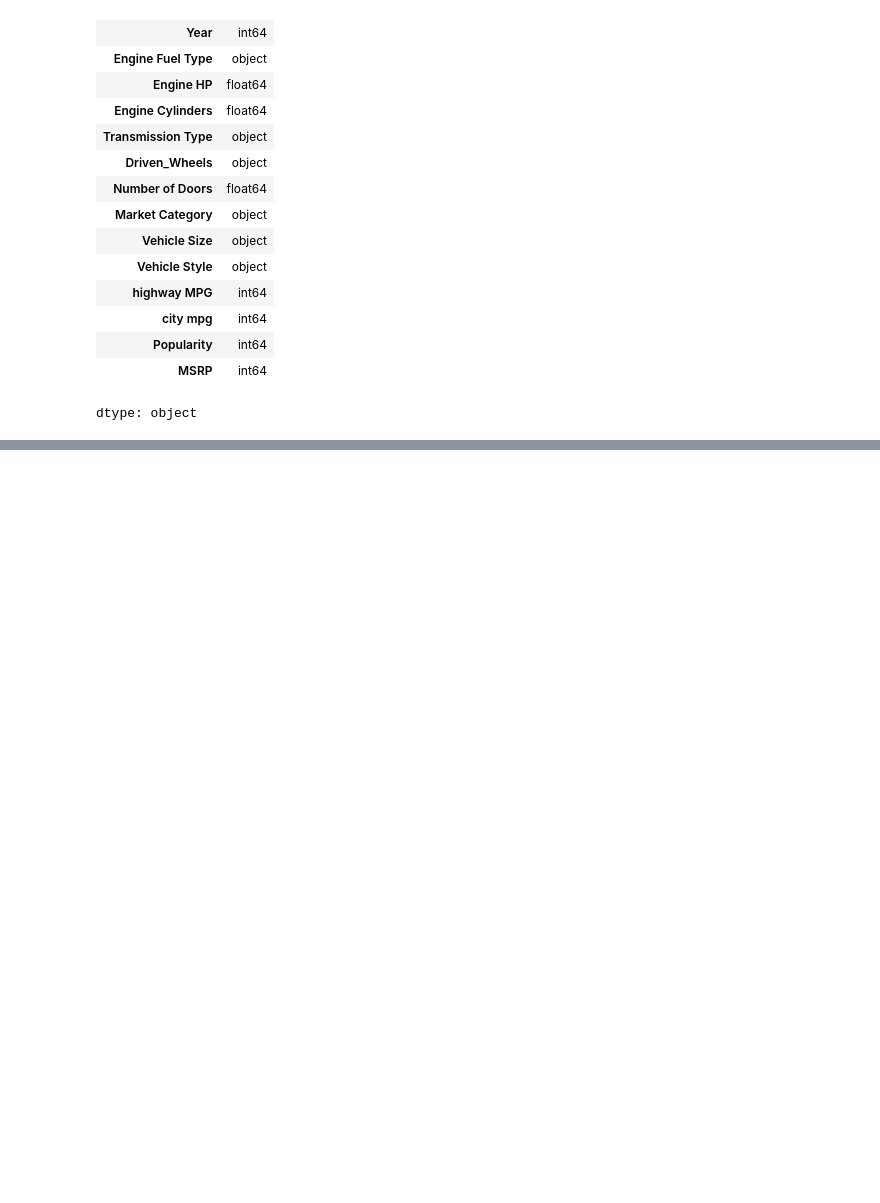
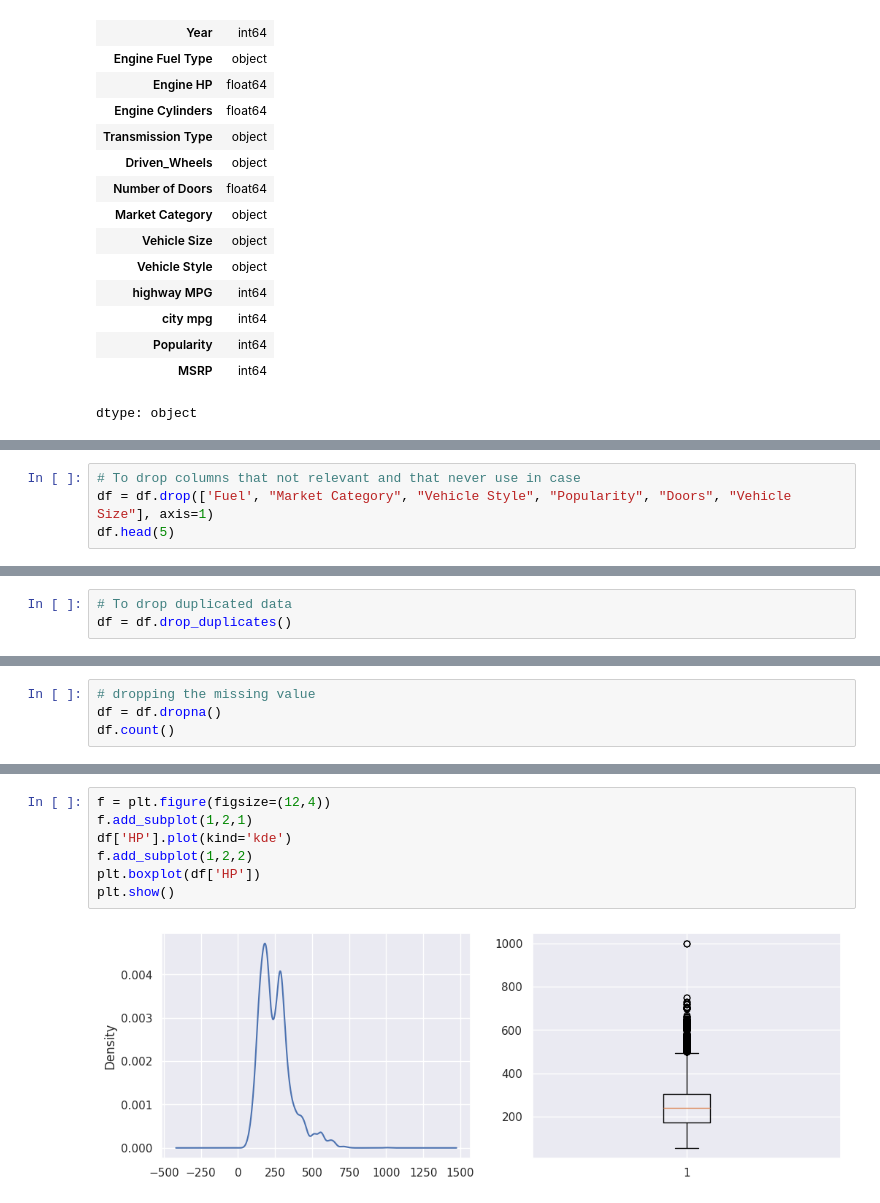
Before and after one commit to Gerryyhonatan/Machine-Learning-Basics, a Jupyter notebook: EDA.ipynb, the cells around one changed output, grey strips where cells are left out. Cells and saved outputs as stored; diff of their text form; blank space fills up the shorter version.

Commit message:
Exploratory Data Analysis

```diff
--- a/EDA.ipynb
+++ b/EDA.ipynb
@@ -58,3 +59,7 @@ df.head(5)
 | 2 | BMW | 1 Series | 2011 | premium unleaded (required) | 300.0 | 6.0 | MANUAL | rear wheel drive | 2.0 | ... |
 | 3 | BMW | 1 Series | 2011 | premium unleaded (required) | 230.0 | 6.0 | MANUAL | rear wheel drive | 2.0 | ... |
 | 4 | BMW | 1 Series | 2011 | premium unleaded (required) | 230.0 | 6.0 | MANUAL | rear wheel drive | 2.0 | ... |
+# %%
+# To drop columns that not relevant and that never use in case
+df = df.drop(['Fuel', "Market Category", "Vehicle Style", "Popularity", "Doors", "Vehicle Size"], axis=1)
+df.head(5)
@@ -60,0 +84,3 @@ df.head(5)
+# %%
+# To drop duplicated data
+df = df.drop_duplicates()
@@ -60,0 +102,4 @@ df.head(5)
+# %%
+# dropping the missing value
+df = df.dropna()
+df.count()
@@ -60,0 +133,9 @@ df.head(5)
+# %%
+f = plt.figure(figsize=(12,4))
+f.add_subplot(1,2,1)
+df['HP'].plot(kind='kde')
+f.add_subplot(1,2,2)
+plt.boxplot(df['HP'])
+plt.show()
+# %% [output]
+[figure, added]
```
Also changed, not shown: parts of 7 cells of this notebook.
